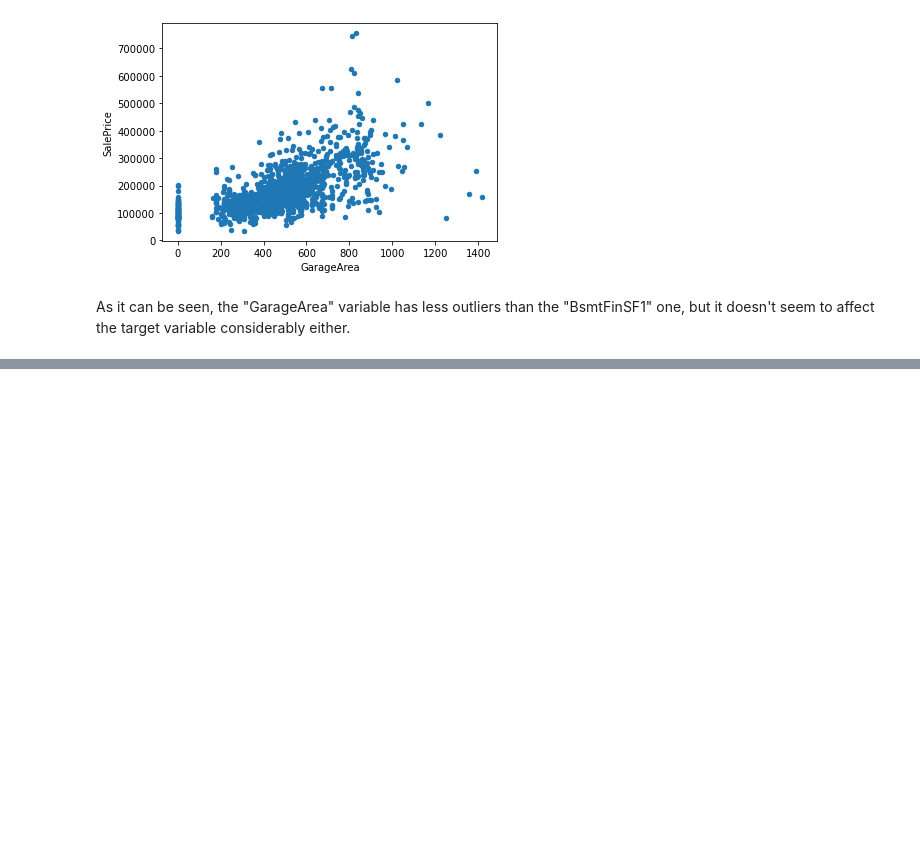
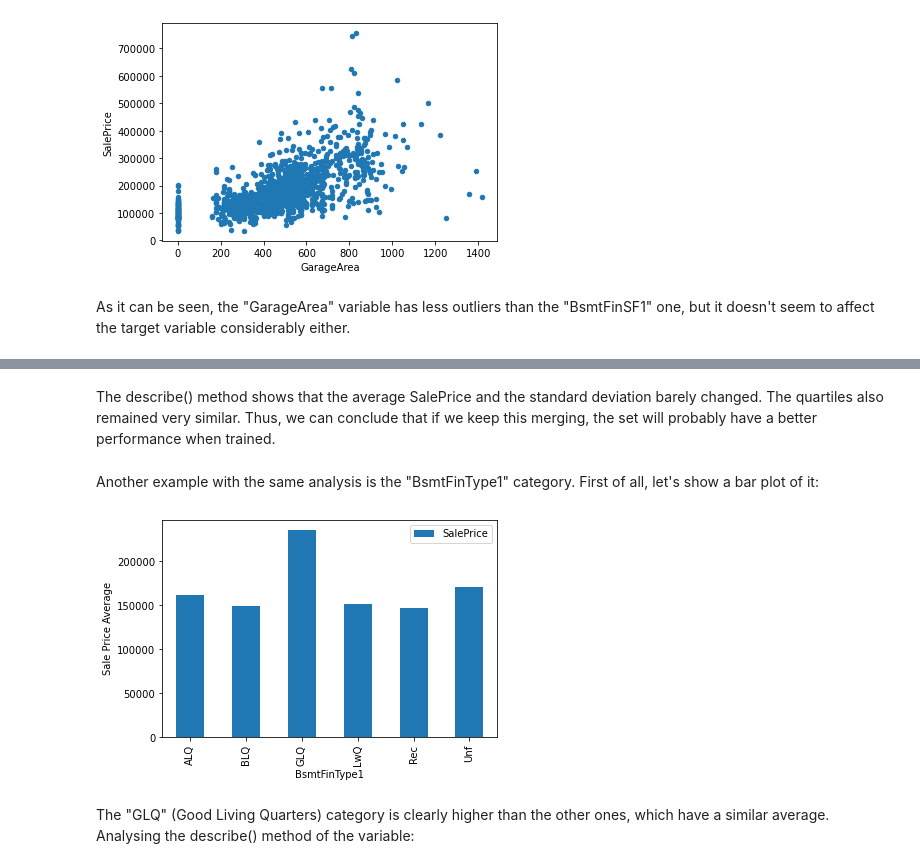
Before and after one commit to neo-empresarial/house_pricing_challenge, a Jupyter notebook: notebooks/1.0-vse-eda-rooms.ipynb, the cells around one changed output, grey strips where cells are left out. Cells and saved outputs as stored; diff of their text form; code cells hidden in the pictures; blank space fills up the shorter version.

```diff
--- a/notebooks/1.0-vse-eda-rooms.ipynb
+++ b/notebooks/1.0-vse-eda-rooms.ipynb
@@ -83,0 +116,3 @@ For the discrete variables, a bar plot was used to analyze their influence in th
+# %%
+df['BsmtFullBath'].replace([1, 2, 3], '1+', inplace=True)
+print(df.groupby('BsmtFullBath')['SalePrice'].describe())
@@ -83,0 +129,14 @@ For the discrete variables, a bar plot was used to analyze their influence in th
+# %% [markdown]
+The describe() method shows that the average SalePrice and the standard deviation barely changed. The quartiles also remained very similar. Thus, we can conclude that if we keep this merging, the set will probably have a better performance when trained.
+# %% [markdown]
+Another example with the same analysis is the "BsmtFinType1" category. First of all, let's show a bar plot of it:
+# %%
+avg = df.groupby('BsmtFinType1').mean()
+avg.plot.bar(y='SalePrice')
+plt.xlabel('BsmtFinType1')
+plt.ylabel('Sale Price Average')
+plt.show()
+# %% [output]
+[figure, added]
+# %% [markdown]
+The "GLQ" (Good Living Quarters) category is clearly higher than the other ones, which have a similar average. Analysing the describe() method of the variable:
```
Also changed, not shown: parts of 22 cells of this notebook.
